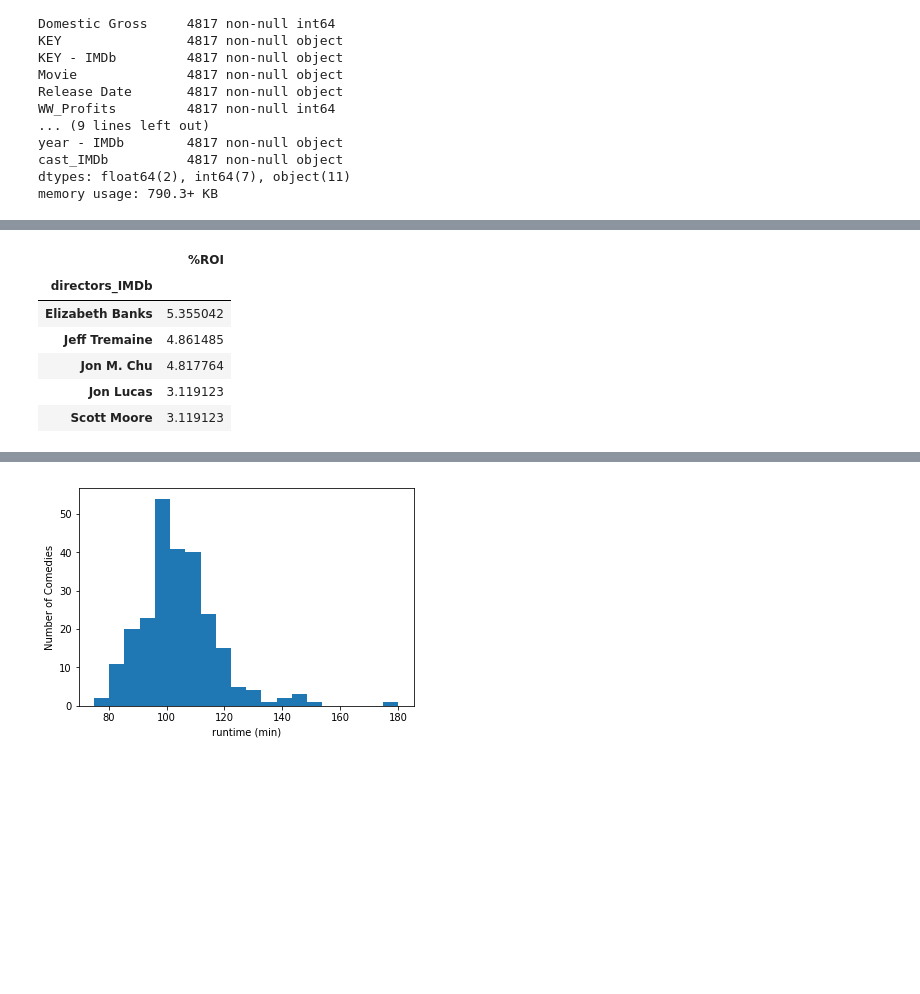
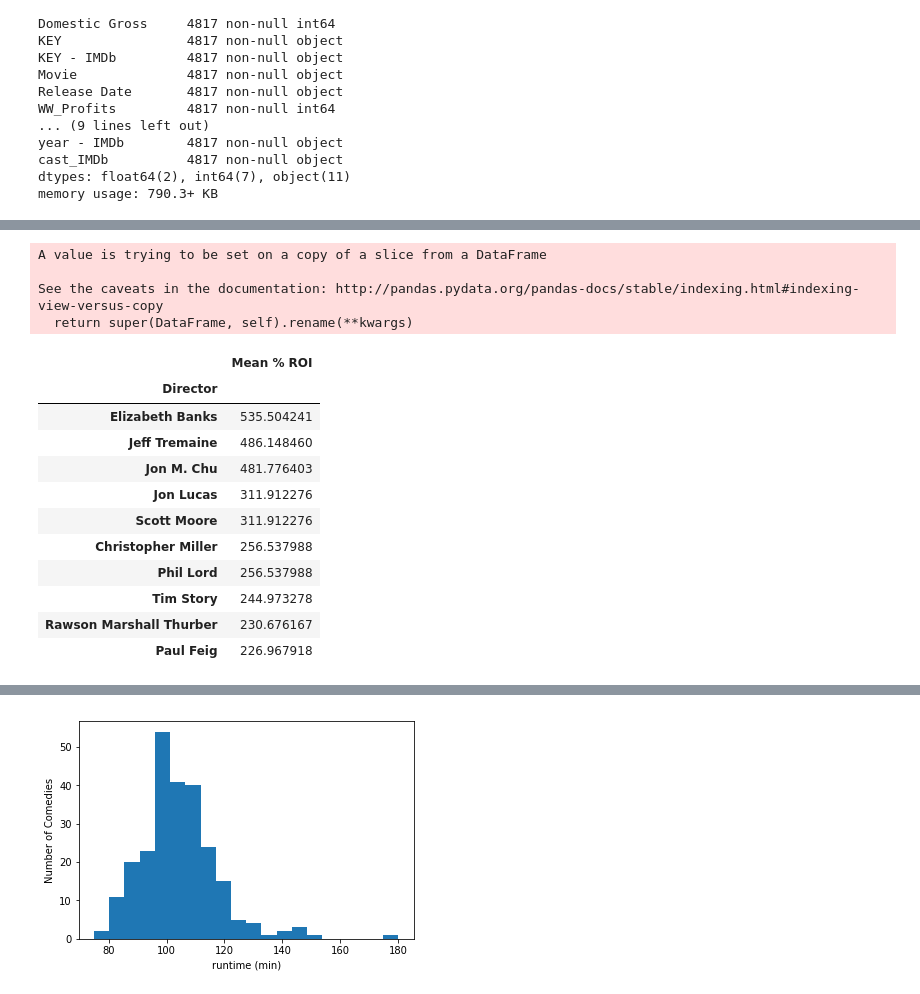
Before and after one commit to CristinaTRico/Mod1Project, a Jupyter notebook: CLE_scratch.ipynb, the cells around one changed output, grey strips where cells are left out. Saved outputs shown, nothing was run; the diff lists cells and outputs as text; code cells hidden in the pictures; blank space fills up the shorter version.

```diff
--- a/CLE_scratch.ipynb
+++ b/CLE_scratch.ipynb
@@ -296,0 +282,29 @@ Name: 1040, dtype: object
+# %%
+# identify bad data
+
+bad_data = []
+
+dtype_count = {}
+for n, entry in enumerate(net_df['directors']):
+    if type(entry) not in dtype_count.keys():
+        dtype_count[type(entry)] = 1
+        print(n, entry)
+    else:
+        dtype_count[type(entry)] += 1
+    if type(entry) == float:
+        print(n, entry)
+        bad_data.append(n)
+print('Director types:', dtype_count)
+
+ctype_count = {}
+for n, entry in enumerate(net_df['cast']):
+    if type(entry) not in ctype_count.keys():
+        ctype_count[type(entry)] = 1
+        print(n, entry)
+    else:
+        ctype_count[type(entry)] += 1
+    if type(entry) == float:
+        print(n, entry)
+        bad_data.append(n)
+print('Cast types:', ctype_count)
+bad_data
@@ -297,10 +324,11 @@ Name: 1040, dtype: object
 # %%
 net_df = pd.merge(df, imdb_df, left_on='KEY',
                   right_on='KEY - IMDb', how = "inner")
+net_df['%ROI'] = net_df['%ROI']*100
 # print(net_df.shape)
 net_df.drop(bad_data, inplace=True)
 # net_df.shape
 net_df.reset_index(drop = True, inplace=True)
 net_df.shape
-# net_df.tail(2)
+net_df.tail(2)
 # %% [output]
@@ -452,18 +485,29 @@ Comedies_c_avgROI.head()
 # %%
 #Make a sub df of cast and ROI
 Comedies_d2 = Comedies_d[['directors_IMDb', '%ROI']]
+Comedies_d2.rename(columns={'directors_IMDb': 'Director', '%ROI': 'Mean % ROI'}, inplace=True)
+Comedies_d2.head()
 #Grouped by cast and Calculated the mean ROI
-Comedies_d_avgROI = Comedies_d2.groupby('directors_IMDb').mean()
+Comedies_d_avgROI = Comedies_d2.groupby('Director').mean()
 #Sorted the df by mean ROI
-Comedies_d_avgROI.sort_values('%ROI', inplace = True, ascending=False)
-Comedies_d_avgROI.head()
-#saved the sorted genres as a list to feed into plot order
+Comedies_d_avgROI.sort_values('Mean % ROI', inplace = True, ascending=False)
+Comedies_d_avgROI[0:10]
+# saved the sorted genres as a list to feed into plot order
 # net_df_c_avgROI_sorted = net_df_c_avgROI.index.tolist()
 # %% [output]
+A value is trying to be set on a copy of a slice from a DataFrame
+
+See the caveats in the documentation: http://pandas.pydata.org/pandas-docs/stable/indexing.html#indexing-view-versus-copy
+  return super(DataFrame, self).rename(**kwargs)
-|  | %ROI |
-| directors_IMDb |  |
-| Elizabeth Banks | 5.355042 |
-| Jeff Tremaine | 4.861485 |
-| Jon M. Chu | 4.817764 |
-| Jon Lucas | 3.119123 |
-| Scott Moore | 3.119123 |
+|  | Mean % ROI |
+| Director |  |
+| Elizabeth Banks | 535.504241 |
+| Jeff Tremaine | 486.148460 |
+| Jon M. Chu | 481.776403 |
+| Jon Lucas | 311.912276 |
+| Scott Moore | 311.912276 |
+| Christopher Miller | 256.537988 |
+| Phil Lord | 256.537988 |
+| Tim Story | 244.973278 |
+| Rawson Marshall Thurber | 230.676167 |
+| Paul Feig | 226.967918 |
```
Also changed, not shown: parts of 11 cells of this notebook, 6 other files.
